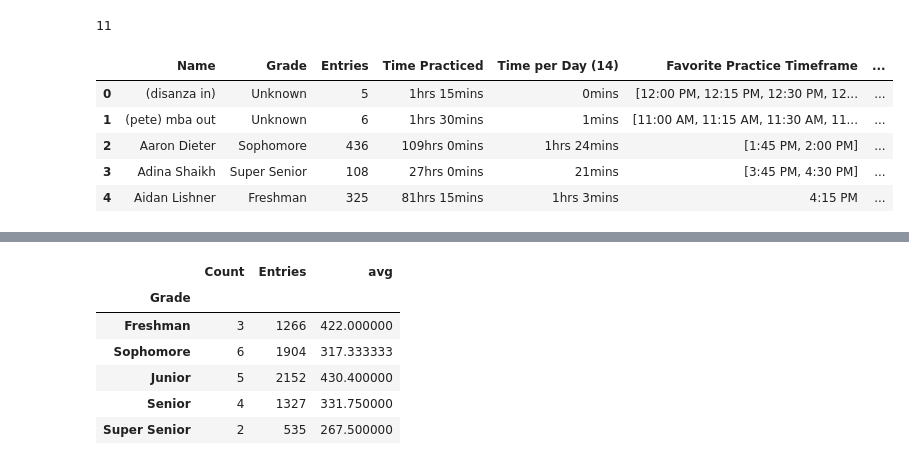
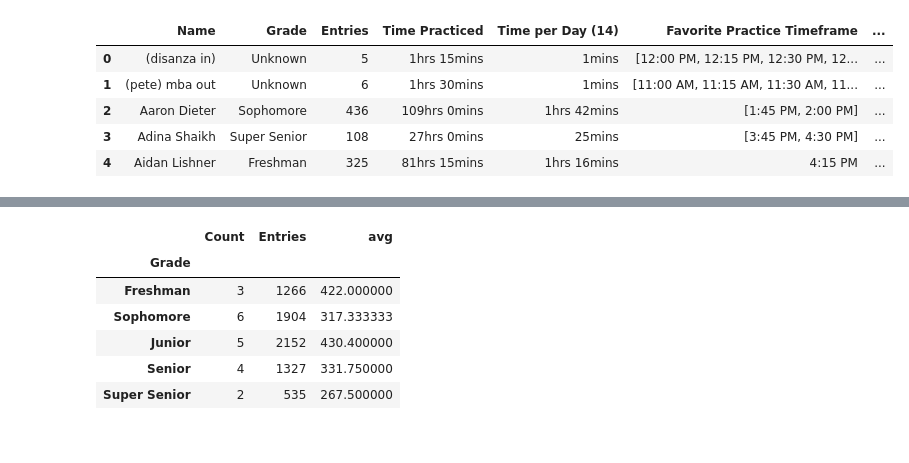
Before and after one commit to amdieter/practice-room-data, a Jupyter notebook: Practice Log.ipynb, the cells around one changed output, grey strips where cells are left out. Saved outputs shown, nothing was run; the diff lists cells and outputs as text; code cells hidden in the pictures.

Commit message:
Make compilation of data into one df

```diff
--- a/Practice Log.ipynb
+++ b/Practice Log.ipynb
@@ -164,15 +121,18 @@ for room, df in week_data[2].items():
 # %%
 # read all weeks data, combined into one
-all_compiled_wks_data = {}
-data_path = "/Users/aaron/Documents/Python Scripts/Practice Log/data/"
-for week in os.listdir(data_path):
-    week_path = data_path + week
-    for room_csv in os.listdir(week_path):
-        room = room_csv.split('.')[0]
-        if room not in all_compiled_wks_data:    # initialize all_compiled_wks_data
-            all_compiled_wks_data[room] = []
-        df = pd.read_csv("data/" + week + "/"+ room_csv)
-        df = df.fillna('')
-        df = df.set_index('Time').rename_axis('Time')
-        all_compiled_wks_data[room].append(df)
-# all_compiled_wks_data
+compiled_data = {}
+path = "/Users/aaron/Documents/Python Scripts/Practice Log/data/"
+weeks = os.listdir(path)
+for week in weeks:
+    dict = read_single_week(week, path)
+    for room_df in dict:
+        if room_df not in compiled_data: # initialize data
+            compiled_data[room_df] = []
+        compiled_data[room_df].append(dict[room_df].rename(columns=gen_dates(week)))
+
+# concat all weeks together by room
+for room in compiled_data:
+    compiled_data[room] = pd.concat(compiled_data[room], axis=1)
+    compiled_data[room] = compiled_data[room].sort_index(axis=1)
+
+compiled_data['Studio']
@@ -188,6 +163,9 @@ def summarize_single_wk_data(dict):
     entries_by_room = {}
     entries_by_person_by_room = {}
     entries_by_room_wo_lessons = {}
+
+    entries_by_day = {}
+    entries_by_person_by_day = {}
 
     for room, df in dict.items():
         # initialize total entries by room
@@ -204,6 +182,10 @@ def summarize_single_wk_data(dict):
                     continue
                 full_name = name_grabber(lcell) # grabs full name
 
+                if day not in entries_by_day:
+                    entries_by_day[day] = 0
+                entries_by_day[day] += 1
+
                 # save entries who are not in studio
                 if full_name == lcell:
                     if full_name not in other_entries:
@@ -215,6 +197,7 @@ def summarize_single_wk_data(dict):
                     entries_by_person[full_name] = 0
                     entries_by_person_by_room[full_name] = {}
                     entries_by_person_by_time[full_name] = {}
+                    # entries_by_person_by_day[full_name] = {}
                 entries_by_person[full_name] += 1
 
                 # add entries_by_person_by_room
@@ -241,6 +224,7 @@ def summarize_single_wk_data(dict):
                 if cell != '':
                     entries_by_time[time] += 1
 
+
     # make separate lists for names in studio and other for num entries
     entries_by_studio = copy.deepcopy(entries_by_person)
     entries_by_other = {}
@@ -252,7 +236,7 @@ def summarize_single_wk_data(dict):
             "entries_by_person_by_time": entries_by_person_by_time, "entries_by_time": entries_by_time,
             "entries_by_room": entries_by_room, "entries_by_person_by_room": entries_by_person_by_room,
             "entries_by_room_wo_lessons": entries_by_room_wo_lessons, 'entries_by_studio': entries_by_studio,
-            'entries_by_other': entries_by_other}
+            'entries_by_other': entries_by_other, 'entries_by_day': entries_by_day}
 # %%
 # summarizing ALL week data by taking dict of {room: [df,df,...]} and returning several data structures
 
@@ -345,6 +323,8 @@ all_data_summarized = summarize_all_data(all_compiled_wks_data)
 
 def summarize_mult_wks_data():
     pass
+# %%
+all_data_summarized = summarize_single_wk_data(compiled_data)
 # %%
 # get the stats worksheet
 # stats = book.worksheet('Stats')
@@ -424,10 +404,6 @@ def fav(row, dict):
                 return keys_with_max[0]
             return keys_with_max
     return 'N/A'
-# %%
-len(all_compiled_wks_data["1401"])
-# %% [output]
-11
 # %%
 # dataframe with all the stats sorted in alphabetical order by name
 
@@ -444,39 +420,40 @@ entries_by_person_by_room = all_data_summarized['entries_by_person_by_room']
 entries_by_room_wo_lessons = all_data_summarized['entries_by_room_wo_lessons']
 entries_by_studio = all_data_summarized['entries_by_studio']
 entries_by_other = all_data_summarized['entries_by_other']
+entries_by_day = all_data_summarized['entries_by_day']
 
 # s_entries_by_combined = dict(sorted(entries_by_combined.items(), key=lambda ele: ele[0], reverse = False))
 
 name_entries_df = pd.DataFrame.from_dict(entries_by_person, orient="index").reset_index()
 name_entries_df.columns = ['Name','Entries']
 
 # add grade level
 name_grade_df = pd.DataFrame.from_dict(name_grade, orient='index').reset_index()
 name_grade_df.columns = ['Name','Grade']
 
 # merge entries and grade level
 perc_stats = pd.merge(name_grade_df, name_entries_df, on='Name',how='outer')
 
 # fill NaN
 perc_stats.fillna({'Grade': 'Unknown', 'Entries': 0}, inplace=True)
 
 # Time Practiced
 perc_stats['Time Practiced'] = perc_stats.apply(entries_to_time, axis=1)
 
 # Time/Day
-perc_stats['Time per Day (14)'] = perc_stats.apply(entries_to_time_p_day, args = (len(all_compiled_wks_data["1401"]),), axis=1)
+perc_stats['Time per Day (14)'] = perc_stats.apply(entries_to_time_p_day, args = (len(compiled_data["1401"])/7,), axis=1)
 
 # Favorite Practice Timeframe
 perc_stats['Favorite Practice Timeframe'] = perc_stats.apply(fav, args = (entries_by_person_by_time,), axis=1)
 
 # Favorite Practice Room
 perc_stats['Favorite Practice Room'] = perc_stats.apply(fav, args = (entries_by_person_by_room,), axis=1)
 
 perc_stats.head()
 # %% [output]
 |  | Name | Grade | Entries | Time Practiced | Time per Day (14) | Favorite Practice Timeframe | ... |
-| 0 | (disanza in) | Unknown | 5 | 1hrs 15mins | 0mins | [12:00 PM, 12:15 PM, 12:30 PM, 12... | ... |
+| 0 | (disanza in) | Unknown | 5 | 1hrs 15mins | 1mins | [12:00 PM, 12:15 PM, 12:30 PM, 12... | ... |
 | 1 | (pete) mba out | Unknown | 6 | 1hrs 30mins | 1mins | [11:00 AM, 11:15 AM, 11:30 AM, 11... | ... |
-| 2 | Aaron Dieter | Sophomore | 436 | 109hrs 0mins | 1hrs 24mins | [1:45 PM, 2:00 PM] | ... |
-| 3 | Adina Shaikh | Super Senior | 108 | 27hrs 0mins | 21mins | [3:45 PM, 4:30 PM] | ... |
-| 4 | Aidan Lishner | Freshman | 325 | 81hrs 15mins | 1hrs 3mins | 4:15 PM | ... |
+| 2 | Aaron Dieter | Sophomore | 436 | 109hrs 0mins | 1hrs 42mins | [1:45 PM, 2:00 PM] | ... |
+| 3 | Adina Shaikh | Super Senior | 108 | 27hrs 0mins | 25mins | [3:45 PM, 4:30 PM] | ... |
+| 4 | Aidan Lishner | Freshman | 325 | 81hrs 15mins | 1hrs 16mins | 4:15 PM | ... |
```
Also changed, not shown: parts of 17 cells of this notebook.
